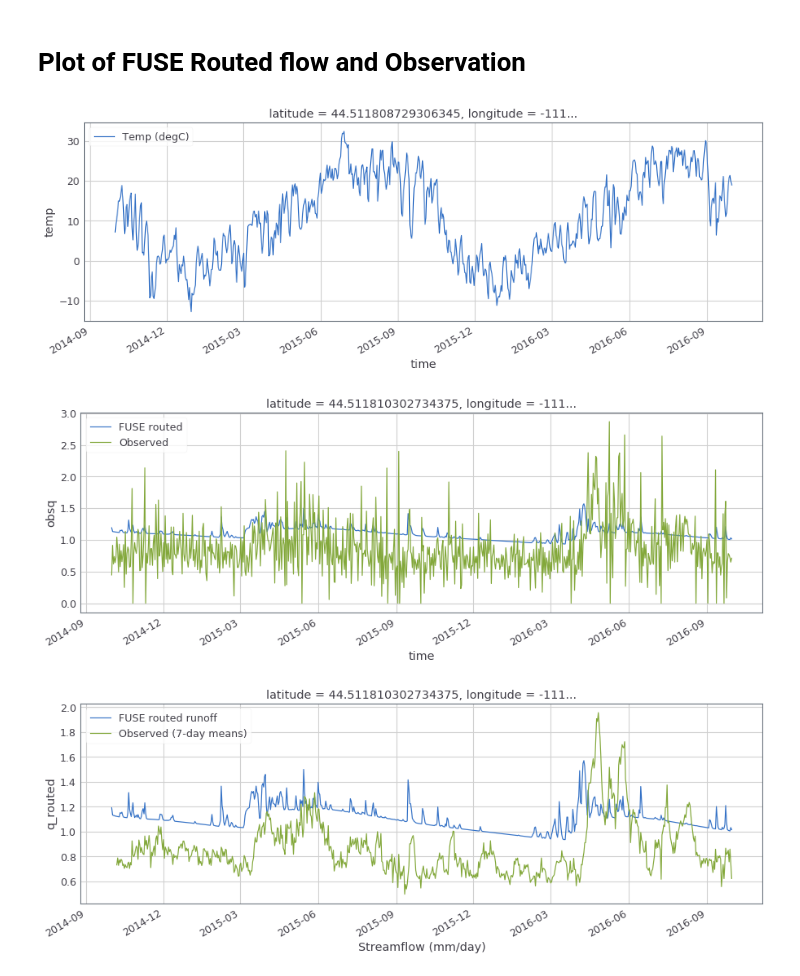
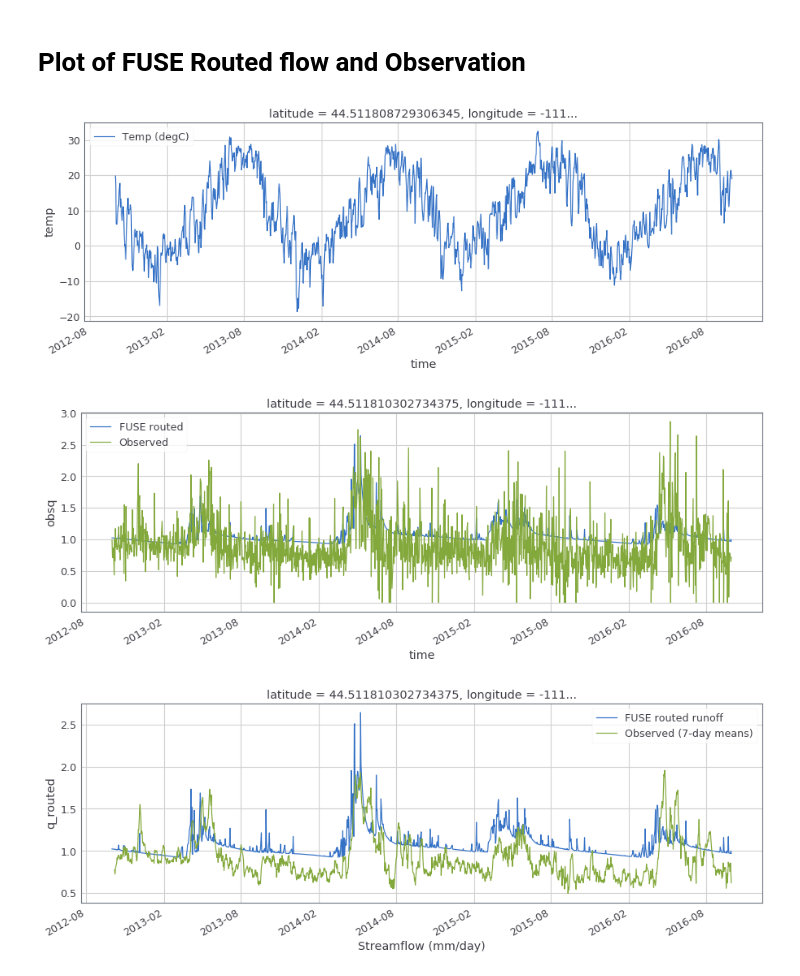
Before and after one commit to msaharia/aasi, a Jupyter notebook: plotFUSEcalib.ipynb, the cells around one changed output. Drawn from its saved outputs; the diff is of its cells as text; code cells hidden in the pictures.

```diff
--- a/plotFUSEcalib.ipynb
+++ b/plotFUSEcalib.ipynb
@@ -10,7 +10,7 @@ import pandas as pd
 jtplot.style(theme='grade3')
 # %%
 # User-Supplied
-file = '/glade/p/work/manab/ff/islandpark/output/001_001_runs_sce.nc'   # Fuse output file
+file = '/glade/p/work/manab/ff/islandpark/output/001_001_runs_best.nc'   # Fuse output file
 forc = '/glade/p/work/manab/ff/islandpark/inputnew/001.nc'   #Forcing file
 # %%
 out = xr.open_dataset(file)
@@ -87,34 +54,34 @@ plt.show()
 # %% [markdown]
 # Plot of FUSE Routed flow and Observation
 # %%
-starttime = '2014-10-01'
+starttime = '2012-10-01'
 endtime = '2016-09-30'
 
 # obs2 = obs['unregflow'].rolling(window = 1, freq="m").mean().dropna()  # Monthly means for smoothing
 obs2 = out['obsq'].rolling(time=7).mean().dropna('time')
 
 plt.figure(figsize=(15,5))
 plt.xlabel('Streamflow (mm/day)')
 forc['temp'].loc[starttime: endtime].plot(label = 'Temp (degC)')
 plt.legend()
 plt.show()
 
 plt.figure(figsize=(15,5))
 plt.xlabel('Streamflow (mm/day)')
 out['q_routed'].loc[starttime: endtime].plot(label = 'FUSE routed')
 out['obsq'].loc[starttime: endtime].plot(label = 'Observed')
 plt.legend()
 plt.show()
 
 plt.figure(figsize=(15,5))
 out['q_routed'].loc[starttime: endtime].plot(label = 'FUSE routed runoff')
 #unreg.loc[starttime: endtime].plot(label = 'Observed flow (Unregulated)', color = 'blue')
 #out2['obsq'].loc[starttime: endtime].plot(label = 'Observed flow (Unregulated monthly means)', color = 'grey')
 out['obsq'].loc[starttime: endtime].rolling(time=7).mean().dropna('time').plot(label = 'Observed (7-day means)')
 plt.xlabel('Streamflow (mm/day)')
 plt.legend()
 plt.show()
 # %% [output]
-[figure, old version]
+[figure, new version]
-[figure, old version]
+[figure, new version]
-[figure, old version]
+[figure, new version]
```
Also changed, not shown: parts of 4 cells of this notebook, 2 other files.
